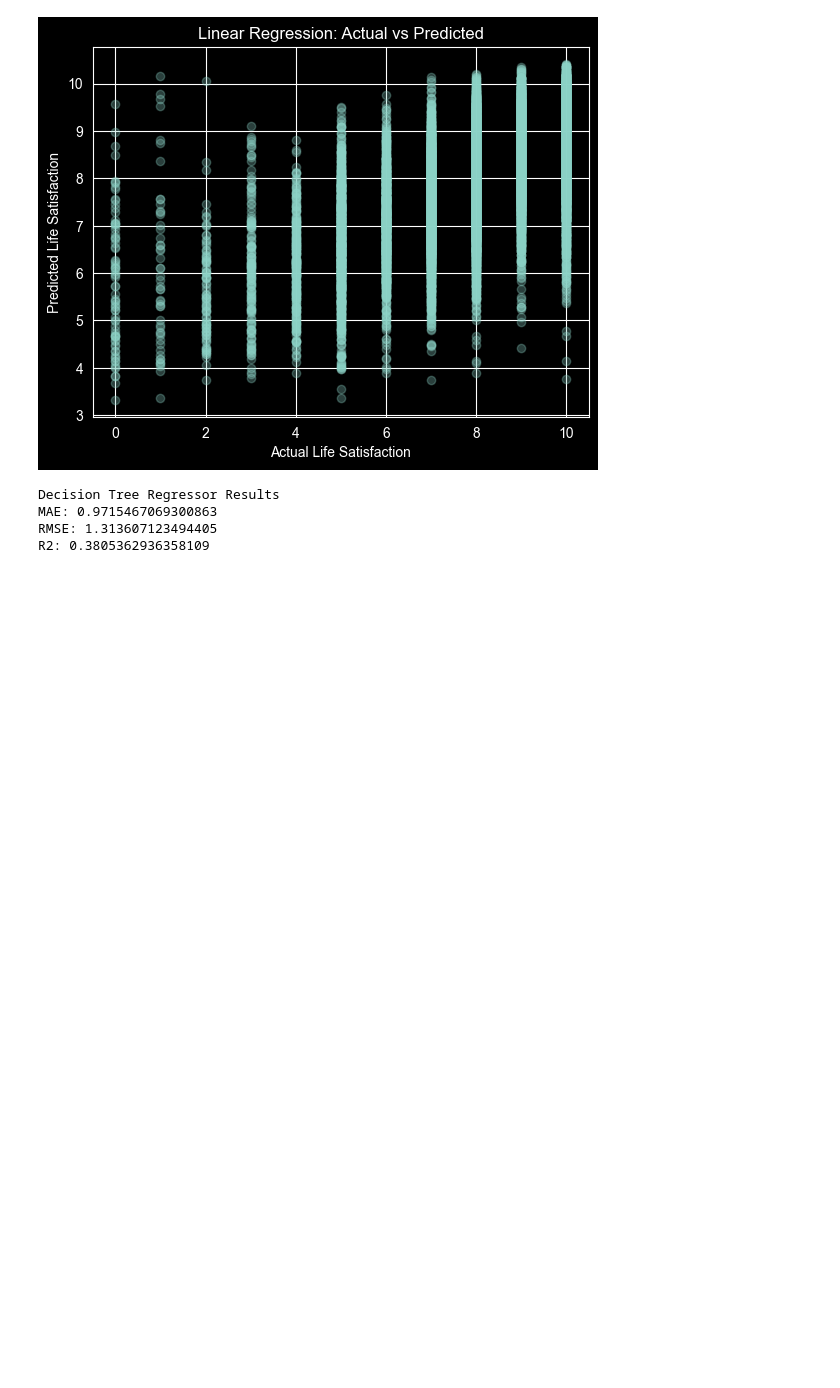
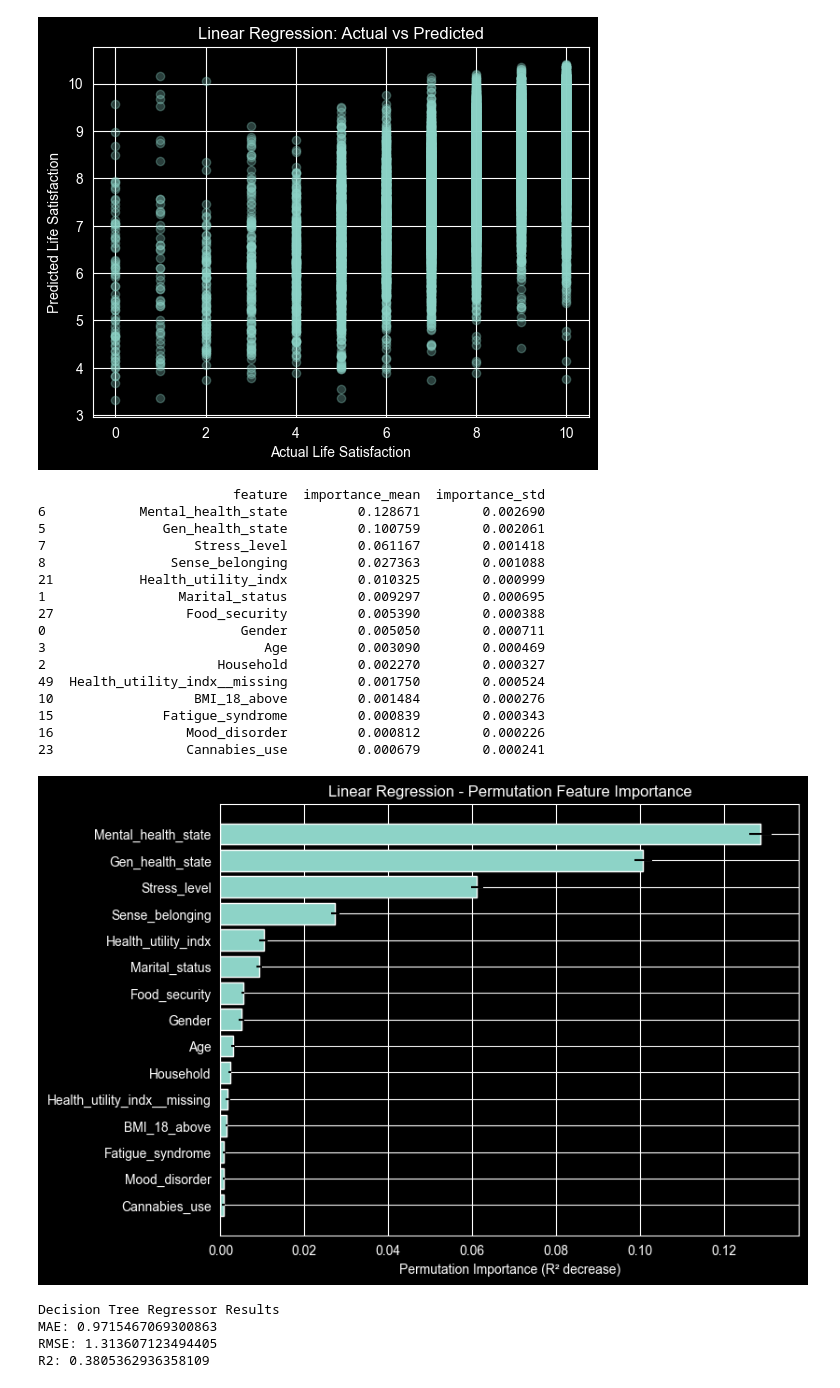
Before and after one commit to mateidiana/WellBeingModelling, a Jupyter notebook: notebooks/baseline_models/02_3_baseline_models_global_mh_patterns.ipynb, the cells around one changed output. Saved outputs shown, nothing was run; the diff lists cells and outputs as text; code cells hidden in the pictures; blank space fills up the shorter version.

```diff
--- a/notebooks/baseline_models/02_3_baseline_models_global_mh_patterns.ipynb
+++ b/notebooks/baseline_models/02_3_baseline_models_global_mh_patterns.ipynb
@@ -96,6 +99,49 @@ plt.title("Linear Regression: Actual vs Predicted")
 plt.show()
 # %% [output]
 [figure]
+# %%
+from sklearn.inspection import permutation_importance
+
+perm_lin = permutation_importance(
+    linreg, X_test, y_test,
+    n_repeats=10,
+    random_state=42,
+    scoring="r2",
+    n_jobs=-1
+)
+
+perm_lin_df = pd.DataFrame({
+    "feature": X.columns,
+    "importance_mean": perm_lin.importances_mean,
+    "importance_std": perm_lin.importances_std
+}).sort_values("importance_mean", ascending=False)
+
+print(perm_lin_df.head(15))
+
+top = perm_lin_df.head(15).sort_values("importance_mean")
+plt.figure(figsize=(8, 6))
+plt.barh(top["feature"], top["importance_mean"], xerr=top["importance_std"])
+plt.xlabel("Permutation Importance (R² decrease)")
+plt.title("Linear Regression - Permutation Feature Importance")
+plt.show()
+# %% [output]
+                         feature  importance_mean  importance_std
+6            Mental_health_state         0.128671        0.002690
+5               Gen_health_state         0.100759        0.002061
+7                   Stress_level         0.061167        0.001418
+8                Sense_belonging         0.027363        0.001088
+21           Health_utility_indx         0.010325        0.000999
+1                 Marital_status         0.009297        0.000695
+27                 Food_security         0.005390        0.000388
+0                         Gender         0.005050        0.000711
+3                            Age         0.003090        0.000469
+2                      Household         0.002270        0.000327
+49  Health_utility_indx__missing         0.001750        0.000524
+10                  BMI_18_above         0.001484        0.000276
+15              Fatigue_syndrome         0.000839        0.000343
+16                 Mood_disorder         0.000812        0.000226
+23                 Cannabies_use         0.000679        0.000241
+[figure, added]
 # %%
 from sklearn.tree import DecisionTreeRegressor
 
```
Also changed, not shown: parts of 8 cells of this notebook, 2 other files.
